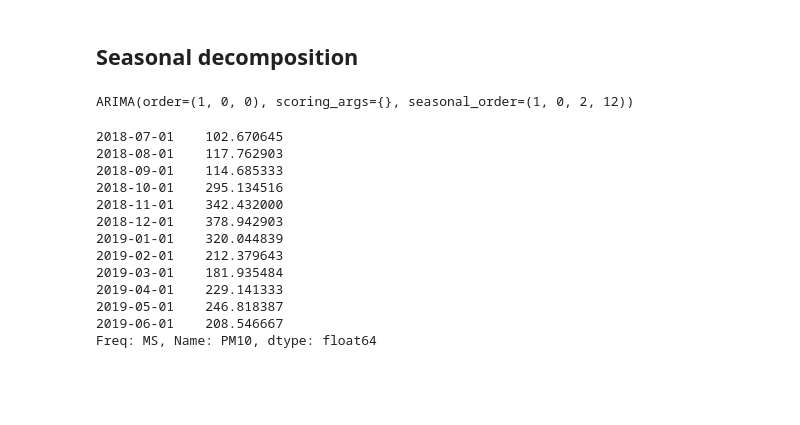
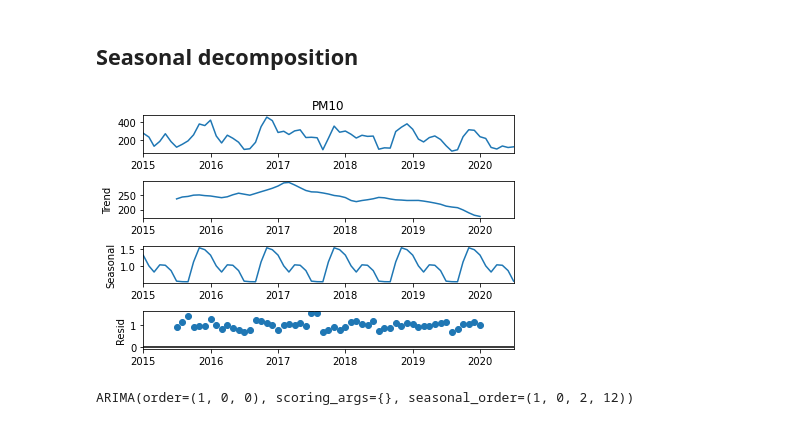
Before and after one commit to hellomasaya/air-pollution-in-delhi, a Jupyter notebook: air-pollution-delhi-analysis.ipynb, the cells around one changed output. Saved outputs shown, nothing was run; the diff lists cells and outputs as text; code cells hidden in the pictures; blank space fills up the shorter version.

```diff
--- a/air-pollution-delhi-analysis.ipynb
+++ b/air-pollution-delhi-analysis.ipynb
@@ -505,11 +505,13 @@ seasonal_data
 # %% [markdown]
 ## Seasonal decomposition
 # %%
-# from statsmodels.tsa.seasonal import seasonal_decompose
+from statsmodels.tsa.seasonal import seasonal_decompose
 Delhi_AQI = seasonal_data[val]
-# result = seasonal_decompose(Delhi_AQI, model='multiplicative')
-# result.plot();
+result = seasonal_decompose(Delhi_AQI, model='multiplicative')
+result.plot();
 # Delhi_AQI
+# %% [output]
+[figure, added]
 # %%
 # Forecasting:
 from statsmodels.tsa.statespace.sarimax import SARIMAX
@@ -525,17 +526,0 @@ test = Delhi_AQI[42:54]# june-july 2019
-# %%
-
-test
-# %% [output]
-2018-07-01    102.670645
-2018-08-01    117.762903
-2018-09-01    114.685333
-2018-10-01    295.134516
-2018-11-01    342.432000
-2018-12-01    378.942903
-2019-01-01    320.044839
-2019-02-01    212.379643
-2019-03-01    181.935484
-2019-04-01    229.141333
-2019-05-01    246.818387
-2019-06-01    208.546667
-Freq: MS, Name: PM10, dtype: float64
```
Also changed, not shown: parts of 25 cells of this notebook, 2 other files.
